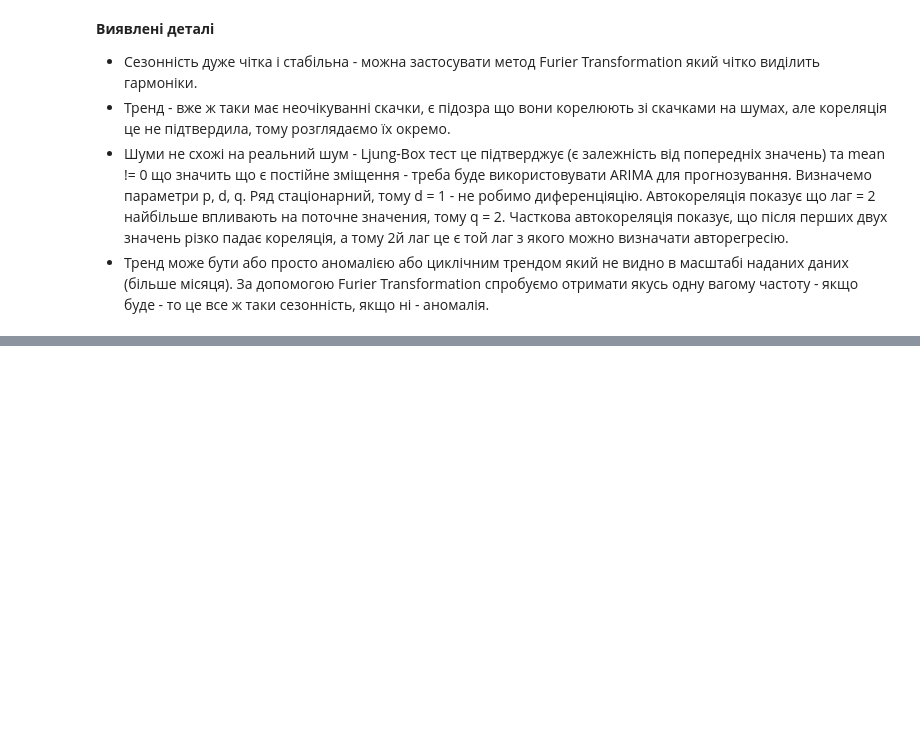
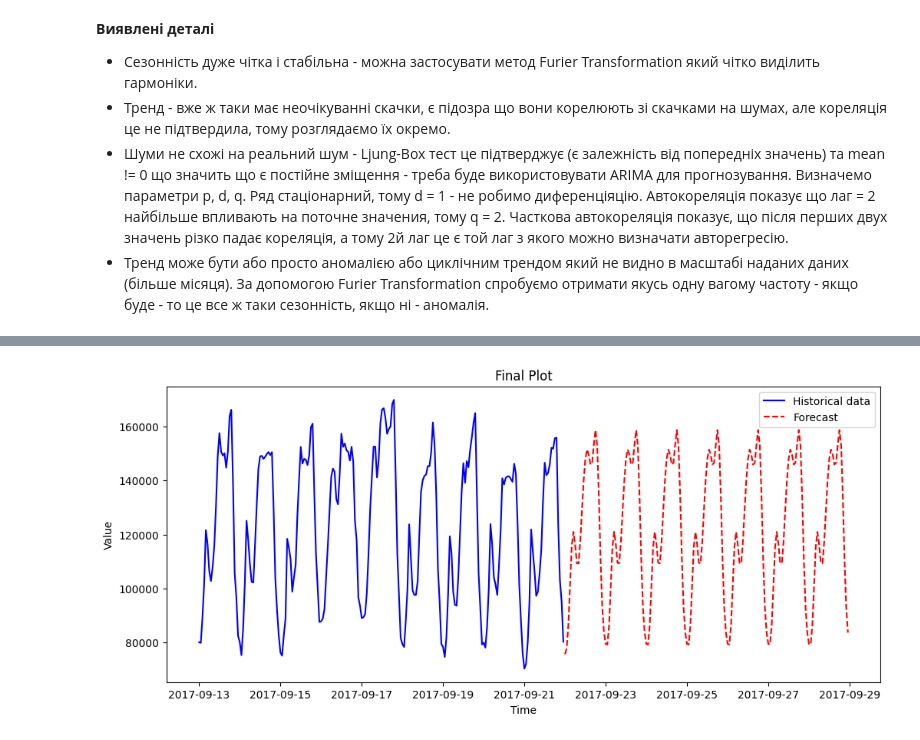
Before and after one commit to Deesthortered/ML_Courses_Homeworks, a Jupyter notebook: main_project.ipynb, the cells around one changed output, grey strips where cells are left out. Cells and saved outputs as stored; diff of their text form; code cells hidden in the pictures; blank space fills up the shorter version.

```diff
--- a/main_project.ipynb
+++ b/main_project.ipynb
@@ -119,0 +196,13 @@ Data is depended (is not noise): TRUE
+# %%
+future_dates = pd.date_range(start=data.index[-1], periods=len(final_forecast)+1, freq='h')[1:]
+plt.figure(figsize=(12, 5))
+plt.plot(data.index, data['Ads'], label="Historical data", color="blue")
+plt.plot(future_dates, final_forecast, label="Forecast", linestyle="dashed", color="red")
+
+plt.legend()
+plt.title("Final Plot")
+plt.xlabel("Time")
+plt.ylabel("Value")
+plt.show()
+# %% [output]
+[figure, added]
```
Also changed, not shown: parts of 7 cells of this notebook.
